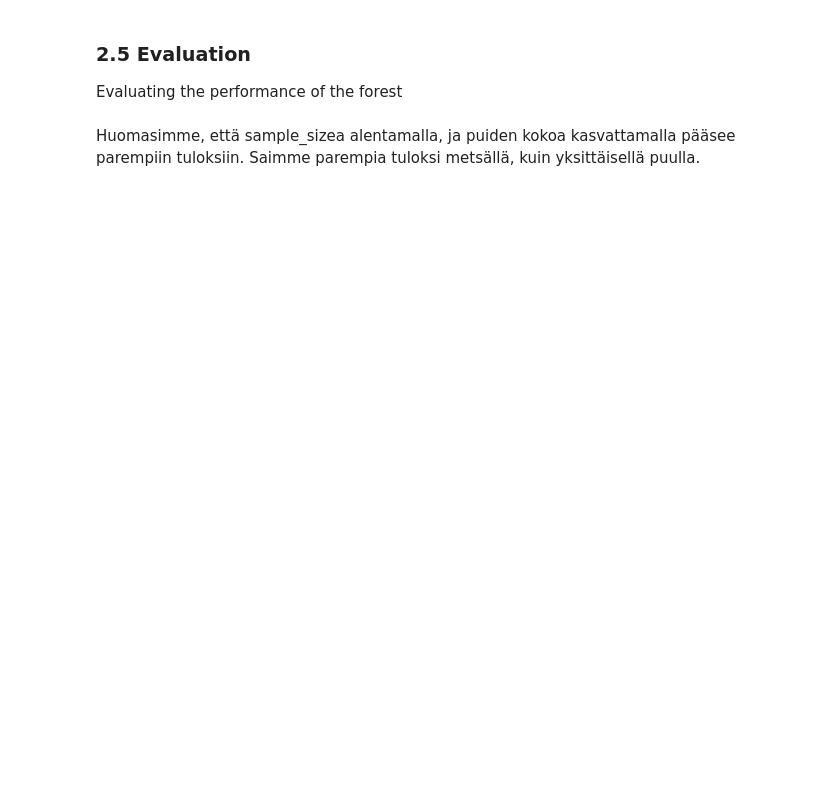
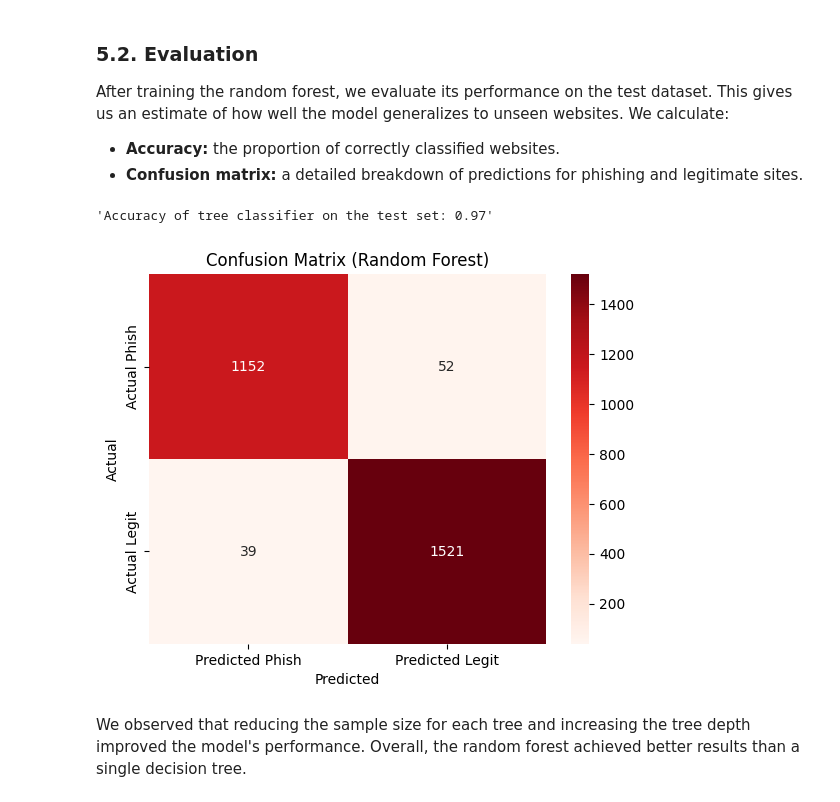
Before and after one commit to VilleSchulz/Machine-learning, a Jupyter notebook: Assignment_3_forest/task3.ipynb, the cells around one changed output. Cells and saved outputs as stored; diff of their text form; code cells hidden in the pictures; blank space fills up the shorter version.

```diff
--- a/Assignment_3_forest/task3.ipynb
+++ b/Assignment_3_forest/task3.ipynb
@@ -238,5 +359,14 @@ Planting a random forest
 # %%
 from sklearn.ensemble import RandomForestClassifier
 
-forest = RandomForestClassifier(n_estimators=100, bootstrap=True, max_samples=0.7, max_features=0.4, random_state=666, max_depth=10)
+# Create the random forest classifier with specified hyperparameters
+forest = RandomForestClassifier(
+    n_estimators=100,
+    bootstrap=True,
+    max_samples=0.7,
+    max_features=0.4,
+    random_state=666,
+    max_depth=10)
+
+# Train the random forest on the entire dataset
 forest.fit(X, y.values.ravel())
@@ -260,9 +397,30 @@ plt.show()
 # %% [markdown]
-### 2.5 Evaluation
+### 5.2. Evaluation
 
-Evaluating the performance of the forest
+After training the random forest, we evaluate its performance on the test dataset. This gives us an estimate of how well the model generalizes to unseen websites. We calculate:
+
+- **Accuracy:** the proportion of correctly classified websites.
+- **Confusion matrix:** a detailed breakdown of predictions for phishing and legitimate sites.
 # %%
+# Predict labels for the test set
 y_pred2 = forest.predict(X_test)
+
+# Calculate accuracy on the test set
 accuracy_test = accuracy_score(y_test, y_pred2)
 display(f"Accuracy of tree classifier on the test set: {accuracy_test:.2f}")
-confusion_matrix(y_test, y_pred2)
+
+# Calculate the confusion matrix
+cm_forest = confusion_matrix(y_test, y_pred2)
+
+# Plot confusion matrix using Seaborn
+sns.heatmap(cm_forest, annot=True, fmt="d", cmap="Reds",
+            xticklabels=["Predicted Phish", "Predicted Legit"],
+            yticklabels=["Actual Phish", "Actual Legit"])
+
+plt.xlabel("Predicted")
+plt.ylabel("Actual")
+plt.title("Confusion Matrix (Random Forest)")
+plt.show()
+# %% [output]
+'Accuracy of tree classifier on the test set: 0.97'
+[figure, added]
@@ -275,2 +427,2 @@ cmd.plot(cmap="Reds")
 # %% [markdown]
-Huomasimme, että sample_sizea alentamalla, ja puiden kokoa kasvattamalla pääsee parempiin tuloksiin. Saimme parempia tuloksi metsällä, kuin yksittäisellä puulla.
+We observed that reducing the sample size for each tree and increasing the tree depth improved the model's performance. Overall, the random forest achieved better results than a single decision tree.
```
Also changed, not shown: parts of 39 cells of this notebook.
